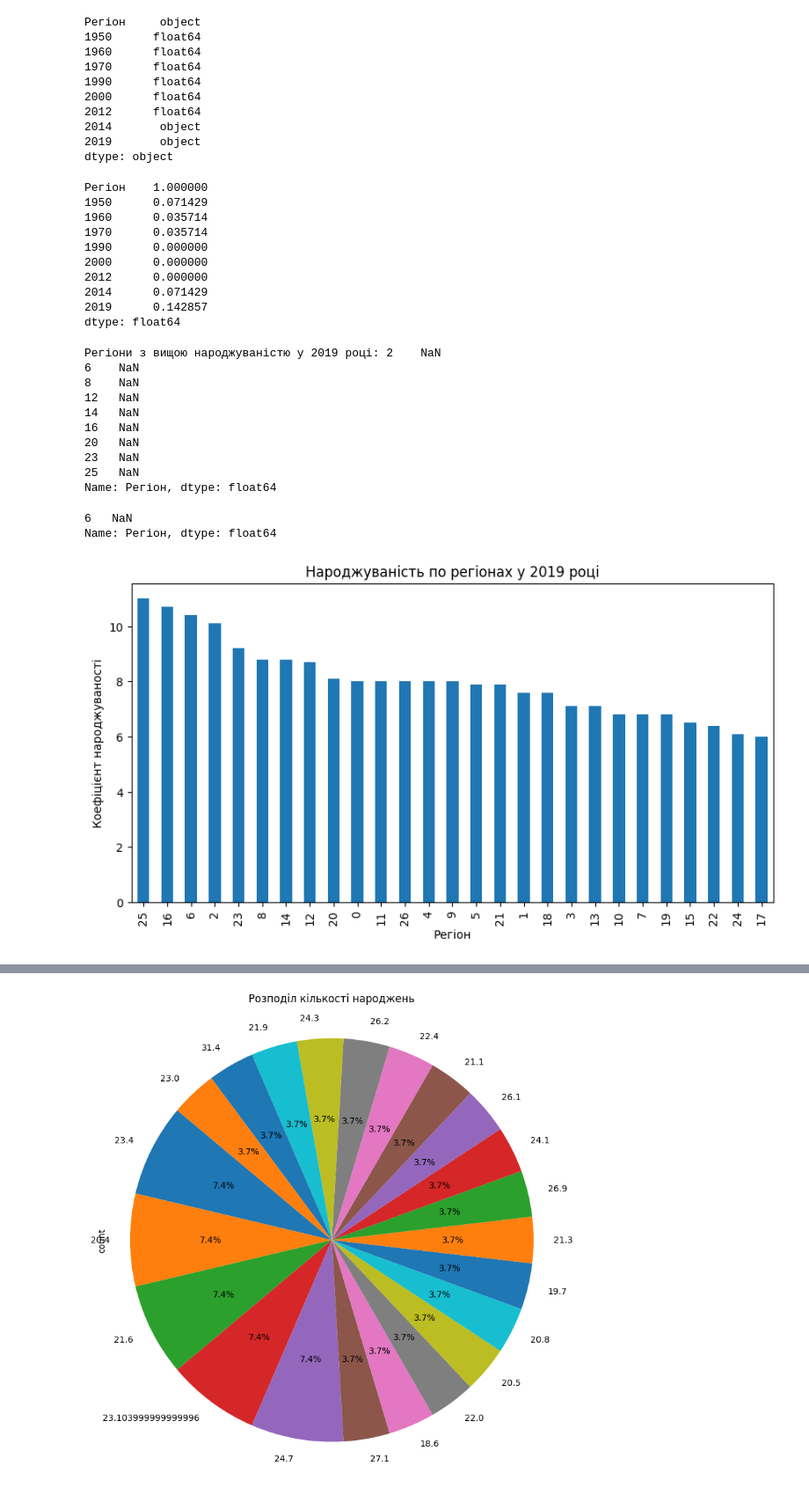
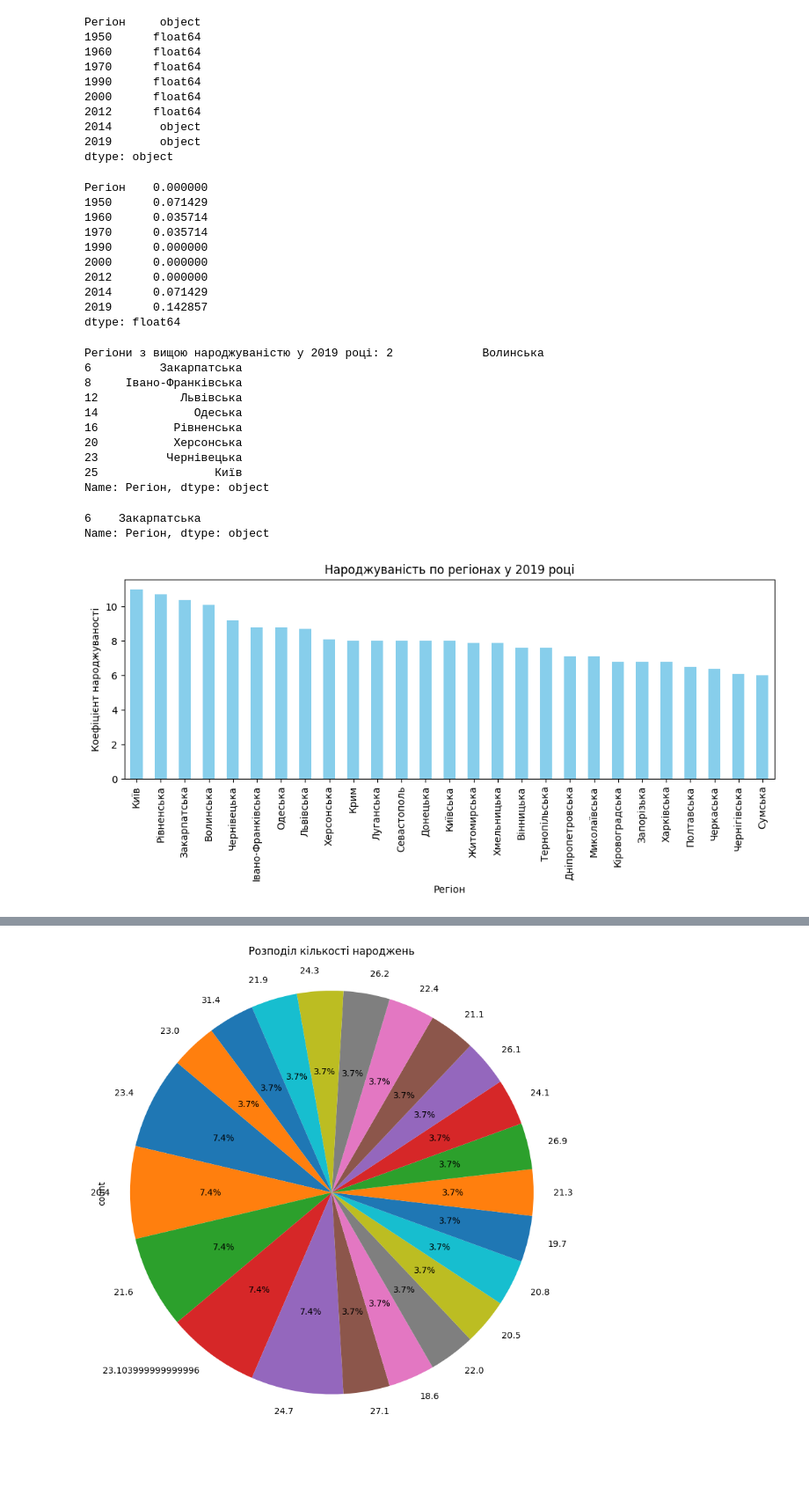
Before and after one commit to AlexVS195/Data_Science, a Jupyter notebook: Hw2_1.ipynb, the cells around one changed output, grey strips where cells are left out. Shown at 88% size. Drawn from its saved outputs; the diff is of its cells as text; code cells hidden in the pictures; blank space fills up the shorter version.

```diff
--- a/Hw2_1.ipynb
+++ b/Hw2_1.ipynb
@@ -49,13 +49,13 @@ dtype: object
 # %%
 # Заміна типів нечислових колонок на числові
 for col in df.columns:
-    if df[col].dtype == 'object':
+    if df[col].dtype == object and col != 'Регіон':
         df[col] = pd.to_numeric(df[col], errors='coerce')
 # %%
 # Частка пропусків у кожній колонці
 print(df.isnull().sum() / len(df))
 # %% [output]
-Регіон    1.000000
+Регіон    0.000000
 1950      0.071429
 1960      0.035714
 1970      0.035714
@@ -70,40 +70,54 @@ dtype: float64
 df = df.drop(df.index[-1])
 # %%
 # Заміна пропусків середніми значеннями стовпців
-df = df.fillna(df.mean())
+numeric_columns = df.columns.difference(['Регіон'])
+df[numeric_columns] = df[numeric_columns].fillna(df[numeric_columns].mean())
 # %%
 # Регіони з вищою народжуваністю в 2019 році
 average_2019 = df[df.columns[-1]].mean()
 regions_above_average_2019 = df[df.columns[-1]] > average_2019
 print("Регіони з вищою народжуваністю у 2019 році:", df[regions_above_average_2019]['Регіон'])
 # %% [output]
-Регіони з вищою народжуваністю у 2019 році: 2    NaN
-6    NaN
-8    NaN
-12   NaN
-14   NaN
-16   NaN
-20   NaN
-23   NaN
-25   NaN
-Name: Регіон, dtype: float64
+Регіони з вищою народжуваністю у 2019 році: 2             Волинська
+6          Закарпатська
+8     Івано-Франківська
+12            Львівська
+14              Одеська
+16           Рівненська
+20           Херсонська
+23          Чернівецька
+25                 Київ
+Name: Регіон, dtype: object
 # %%
 # Регіон з найвищою народжуваністю в 2014 році
 max_birth_rate_2014 = df[df[df.columns[-6]] == df[df.columns[-6]].max()]['Регіон']
 print(max_birth_rate_2014)
 # %% [output]
-6   NaN
-Name: Регіон, dtype: float64
+6    Закарпатська
+Name: Регіон, dtype: object
 # %%
 # Стовпчикова діаграма народжуваності по регіонам у 2019 році
 plt.figure(figsize=(10, 5))
-df.sort_values(by=df.columns[-1], ascending=False)[df.columns[-1]].plot(kind='bar')
+
+# Сортуємо дані за зменшенням коефіцієнта народжуваності у останньому стовпці (2019 рік)
+sorted_df = df.sort_values(by=df.columns[-1], ascending=False)
+
+# Вибираємо останній стовпець для побудови графіка
+last_column = df.columns[-1]
+
+# Будуємо стовпчикову діаграму
+sorted_df[last_column].plot(kind='bar', color='skyblue')
+
+# Встановлюємо назви регіонів як мітки на осі X
+plt.xticks(range(len(sorted_df)), sorted_df['Регіон'], rotation=90)
+
 plt.title('Народжуваність по регіонах у 2019 році')
 plt.ylabel('Коефіцієнт народжуваності')
 plt.xlabel('Регіон')
+plt.tight_layout()
 plt.show()
 # %% [output]
-[figure, old version]
+[figure, new version]
 # %%
 # Побудова графіка розподілу рівня народжуваності по регіонах за роками
 plt.figure(figsize=(12, 8))
```
Also changed, not shown: parts of 2 cells of this notebook.
